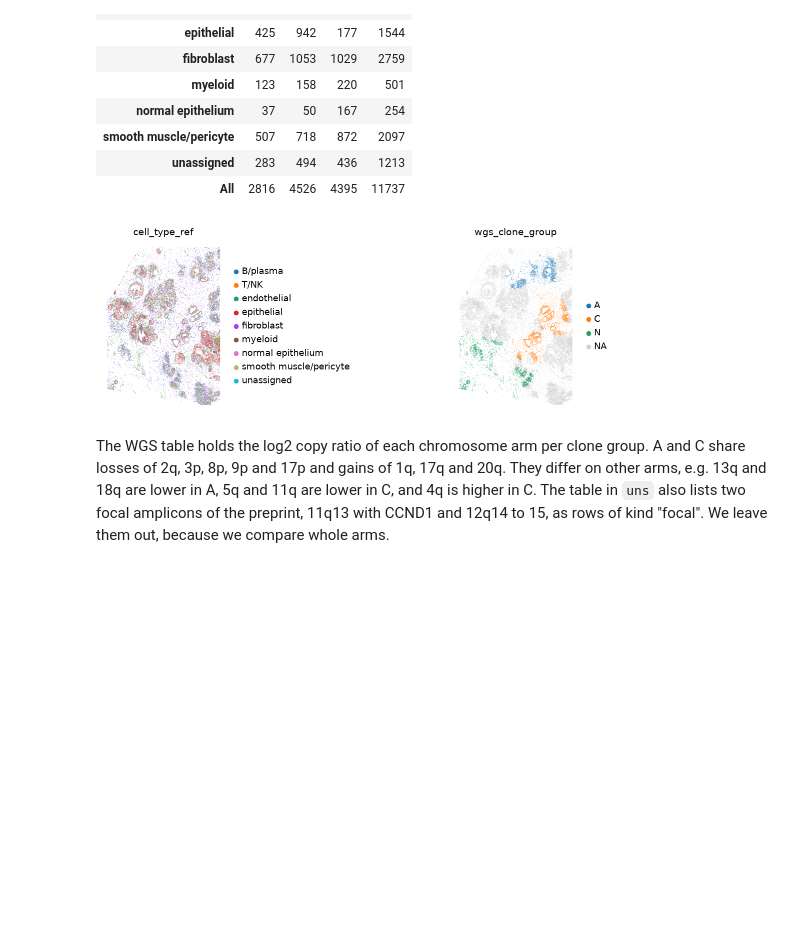
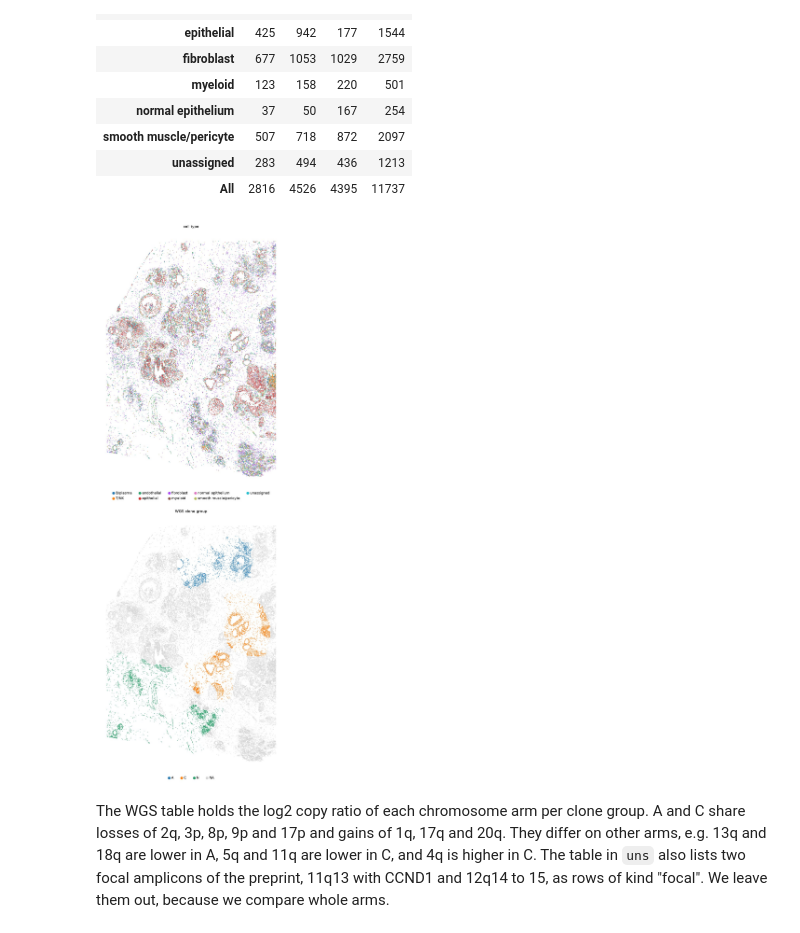
Before and after one commit to 10XGenomics/infercnvpy, a Jupyter notebook: docs/notebooks/spatial_atera.ipynb, the cells around one changed output. Drawn from its saved outputs; the diff is of its cells as text; code cells hidden in the pictures; blank space fills up the shorter version.

```diff
--- a/docs/notebooks/spatial_atera.ipynb
+++ b/docs/notebooks/spatial_atera.ipynb
@@ -30,12 +30,38 @@ import numpy as np
 import pandas as pd
 import pooch
 import scanpy as sc
+from matplotlib_inline.backend_inline import set_matplotlib_formats
 from scipy.spatial import cKDTree
 from sklearn.metrics import adjusted_rand_score
 
 import infercnvpy as cnv
 
-sc.set_figure_params(dpi=50, frameon=False, figsize=(4.5, 4.5))
+# Spatial maps: one map per row, about 850 px wide at dpi=100, which fills the width of the documentation page.
+# The other plots set their own figsize.
+sc.set_figure_params(dpi=100, frameon=False, figsize=(12.5, 17))
+set_matplotlib_formats("jpeg", pil_kwargs={"quality": 90})
+
+
+def legend_below(axes):
+    """Show the maps with the legend of each categorical map below it instead of to its right.
+
+    Only the layout changes: the map gets the full width. Without it, call `cnv.pl.spatial_cnv` directly.
+    """
+    for ax in np.atleast_1d(axes):
+        if (legend := ax.get_legend()) is not None:
+            labels = [t.get_text() for t in legend.get_texts()]
+            ax.legend(
+                legend.legend_handles,
+                labels,
+                loc="upper center",
+                bbox_to_anchor=(0.5, 0),
+                ncols=min(len(labels), 5),
+                frameon=False,
+                markerscale=1.5,
+            )
+    plt.show()
+
+
 notebook_start = time.perf_counter()
 # %% [markdown]
 ## Load the data
@@ -136,9 +162,19 @@ cDC2s                     1
 | unassigned | 283 | 494 | 436 | 1213 |
 | All | 2816 | 4526 | 4395 | 11737 |
 # %%
-cnv.pl.spatial_cnv(adata, color=["cell_type_ref", "wgs_clone_group"], size=1, wspace=0.6)
+legend_below(
+    cnv.pl.spatial_cnv(
+        adata,
+        color=["cell_type_ref", "wgs_clone_group"],
+        size=10,
+        ncols=1,
+        hspace=0.1,
+        title=["cell type", "WGS clone group"],
+        show=False,
+    )
+)
 # %% [output]
-[figure, old version]
+[figure, new version]
 # %% [markdown]
 The WGS table holds the log2 copy ratio of each chromosome arm per clone group. A and C share losses of 2q, 3p, 8p, 9p
 and 17p and gains of 1q, 17q and 20q. They differ on other arms, e.g. 13q and 18q are lower in A, 5q and 11q are lower
```
Also changed, not shown: parts of 6 cells of this notebook, 1 other file.
